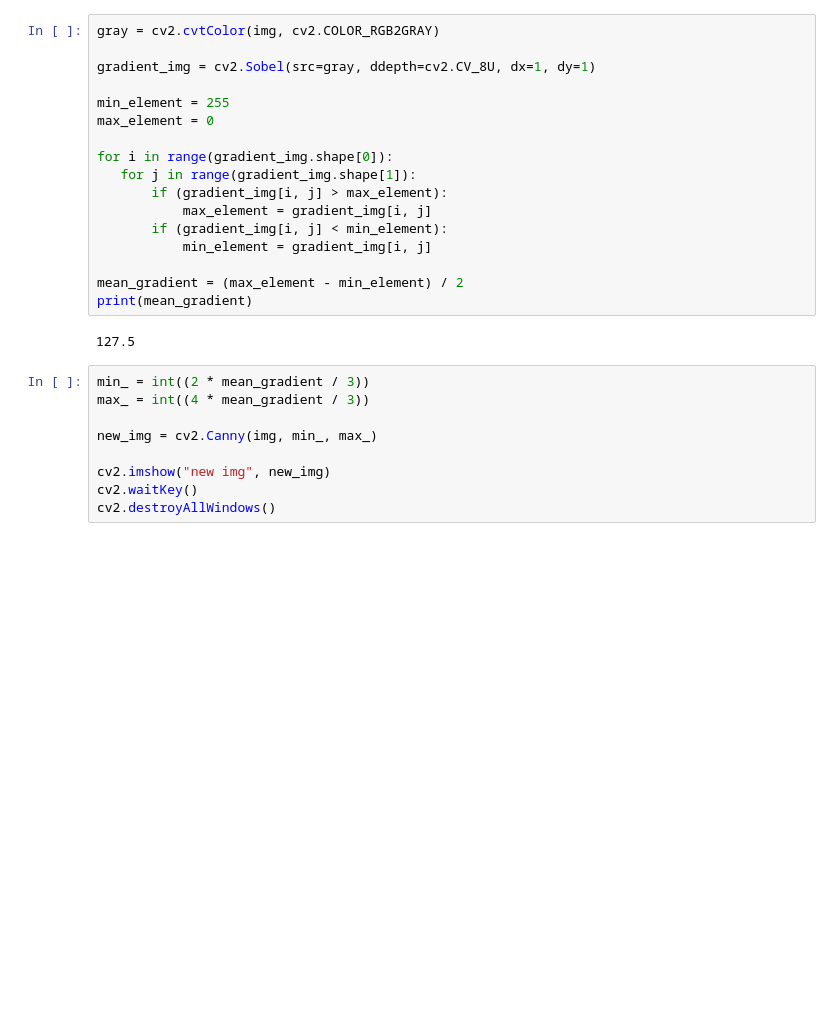
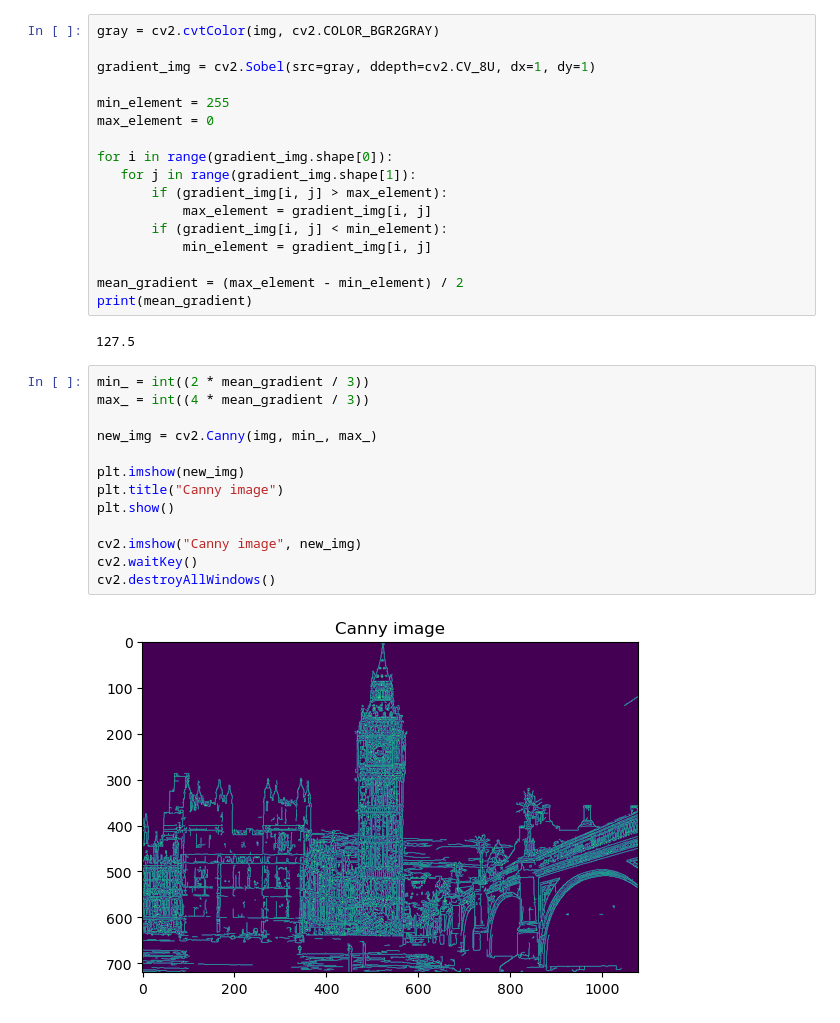
Before and after one commit to yudzu/ComputerVision, a Jupyter notebook: Canny/main.ipynb, the cells around one changed output. Saved outputs shown, nothing was run; the diff lists cells and outputs as text; blank space fills up the shorter version.

```diff
--- a/Canny/main.ipynb
+++ b/Canny/main.ipynb
@@ -18,5 +24,5 @@ Data type of image is: uint8
 # %%
-gray = cv2.cvtColor(img, cv2.COLOR_RGB2GRAY)
+gray = cv2.cvtColor(img, cv2.COLOR_BGR2GRAY)
 
 gradient_img = cv2.Sobel(src=gray, ddepth=cv2.CV_8U, dx=1, dy=1)
 
@@ -37,9 +43,15 @@ print(mean_gradient)
 # %%
 min_ = int((2 * mean_gradient / 3))
 max_ = int((4 * mean_gradient / 3))
 
 new_img = cv2.Canny(img, min_, max_)
 
-cv2.imshow("new img", new_img)
+plt.imshow(new_img)
+plt.title("Canny image")
+plt.show()
+
+cv2.imshow("Canny image", new_img)
 cv2.waitKey()
 cv2.destroyAllWindows()
+# %% [output]
+[figure, added]
```
Also changed, not shown: parts of 1 cell of this notebook.
